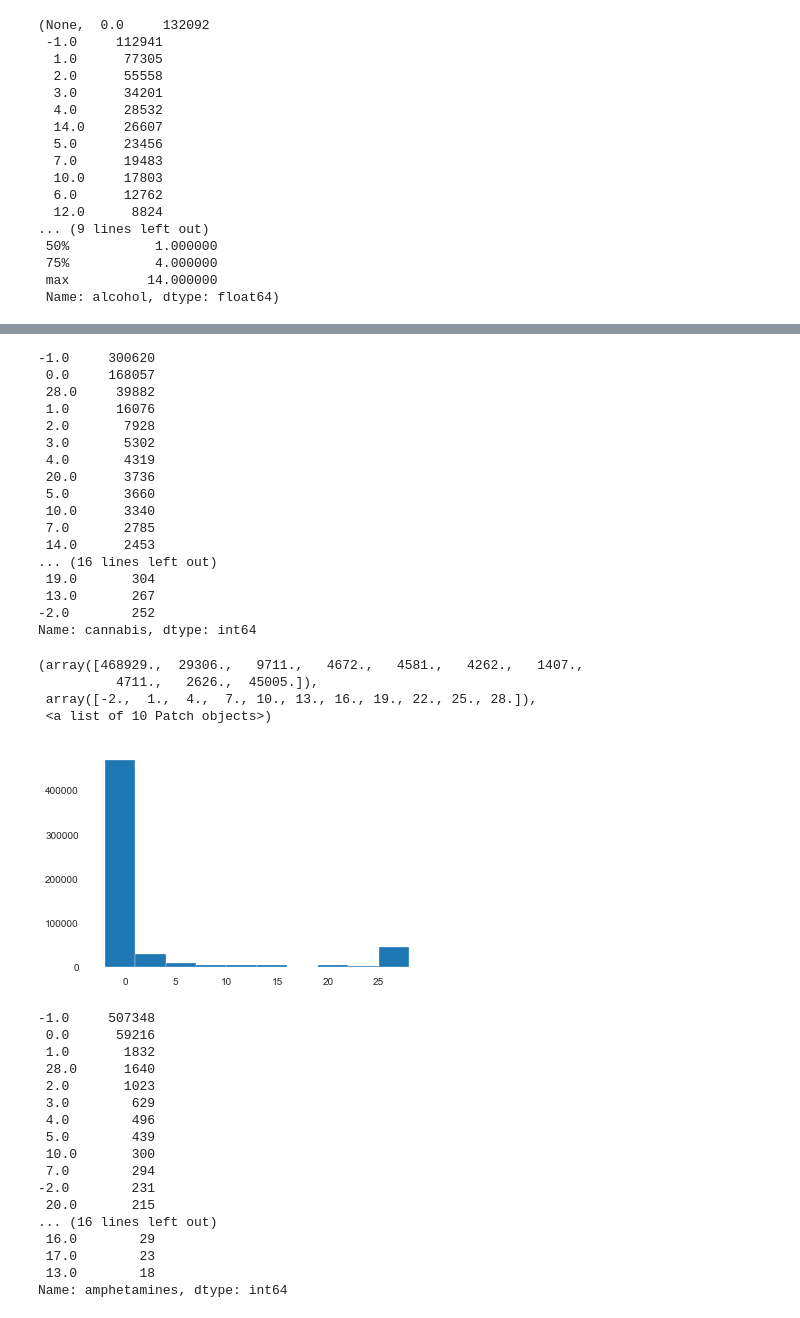
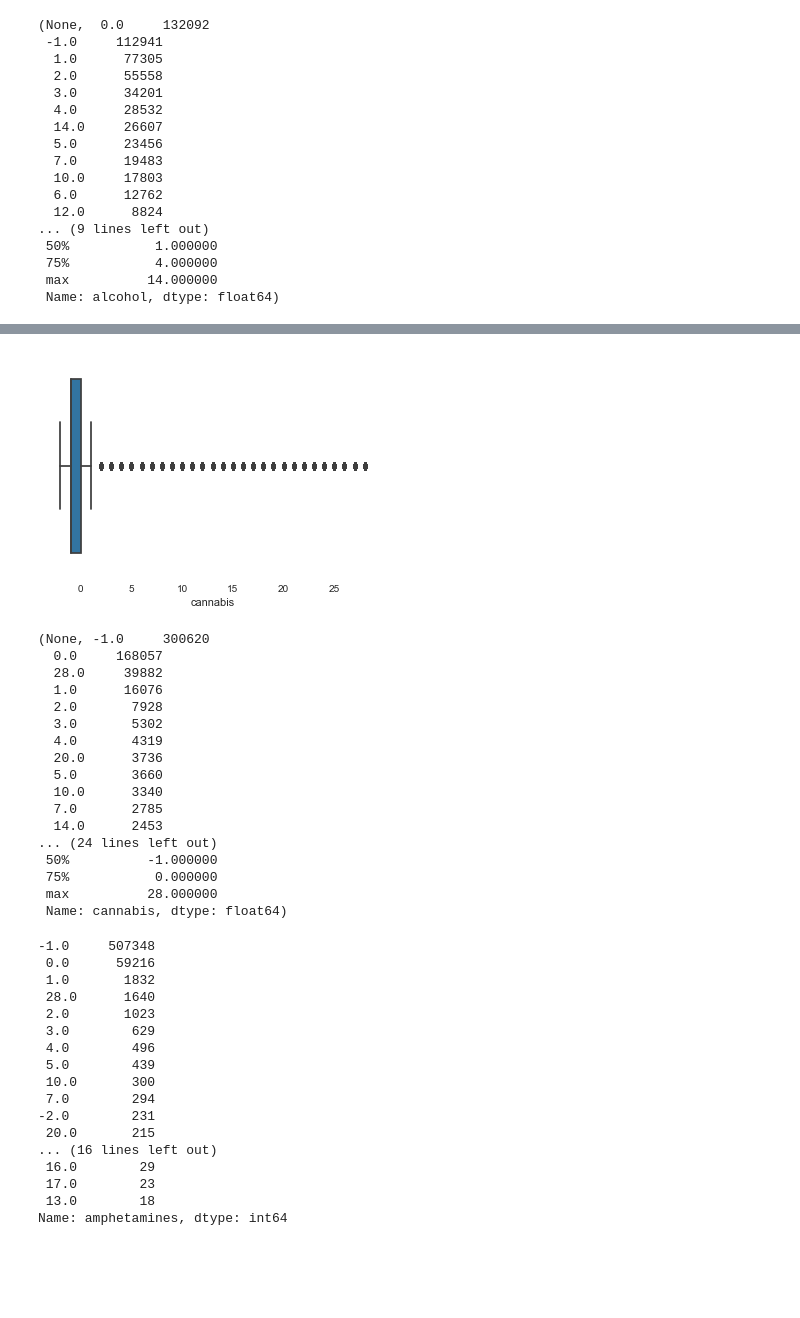
Before and after one commit to andiosika/Binomial-Classification-Ranom-Forest-hyper-imbalance, a Jupyter notebook: student.ipynb, the cells around one changed output, grey strips where cells are left out. Cells and saved outputs as stored; diff of their text form; code cells hidden in the pictures; blank space fills up the shorter version.

```diff
--- a/student.ipynb
+++ b/student.ipynb
@@ -609,31 +590,24 @@ Name: alcohol, dtype: int64
-# %%
-df['cannabis'].value_counts()
-# %% [output]
--1.0     300620
- 0.0     168057
- 28.0     39882
- 1.0      16076
- 2.0       7928
- 3.0       5302
- 4.0       4319
- 20.0      3736
- 5.0       3660
- 10.0      3340
- 7.0       2785
- 14.0      2453
-... (16 lines left out)
- 19.0       304
- 13.0       267
--2.0        252
-Name: cannabis, dtype: int64
 # %%
-plt.hist(df['cannabis'])
+bxplt(df['cannabis'])
 # %% [output]
+[figure, new version]
-(array([468929.,  29306.,   9711.,   4672.,   4581.,   4262.,   1407.,
-          4711.,   2626.,  45005.]),
- array([-2.,  1.,  4.,  7., 10., 13., 16., 19., 22., 25., 28.]),
- <a list of 10 Patch objects>)
+(None, -1.0     300620
+  0.0     168057
+  28.0     39882
+  1.0      16076
+  2.0       7928
+  3.0       5302
+  4.0       4319
+  20.0      3736
+  5.0       3660
+  10.0      3340
+  7.0       2785
+  14.0      2453
+... (24 lines left out)
+ 50%          -1.000000
+ 75%           0.000000
+ max          28.000000
+ Name: cannabis, dtype: float64)
-[figure, old version]
 # %%
 df['amphetamines'].value_counts()
 # %% [output]
```
Also changed, not shown: parts of 72 cells of this notebook, 2 other files.
